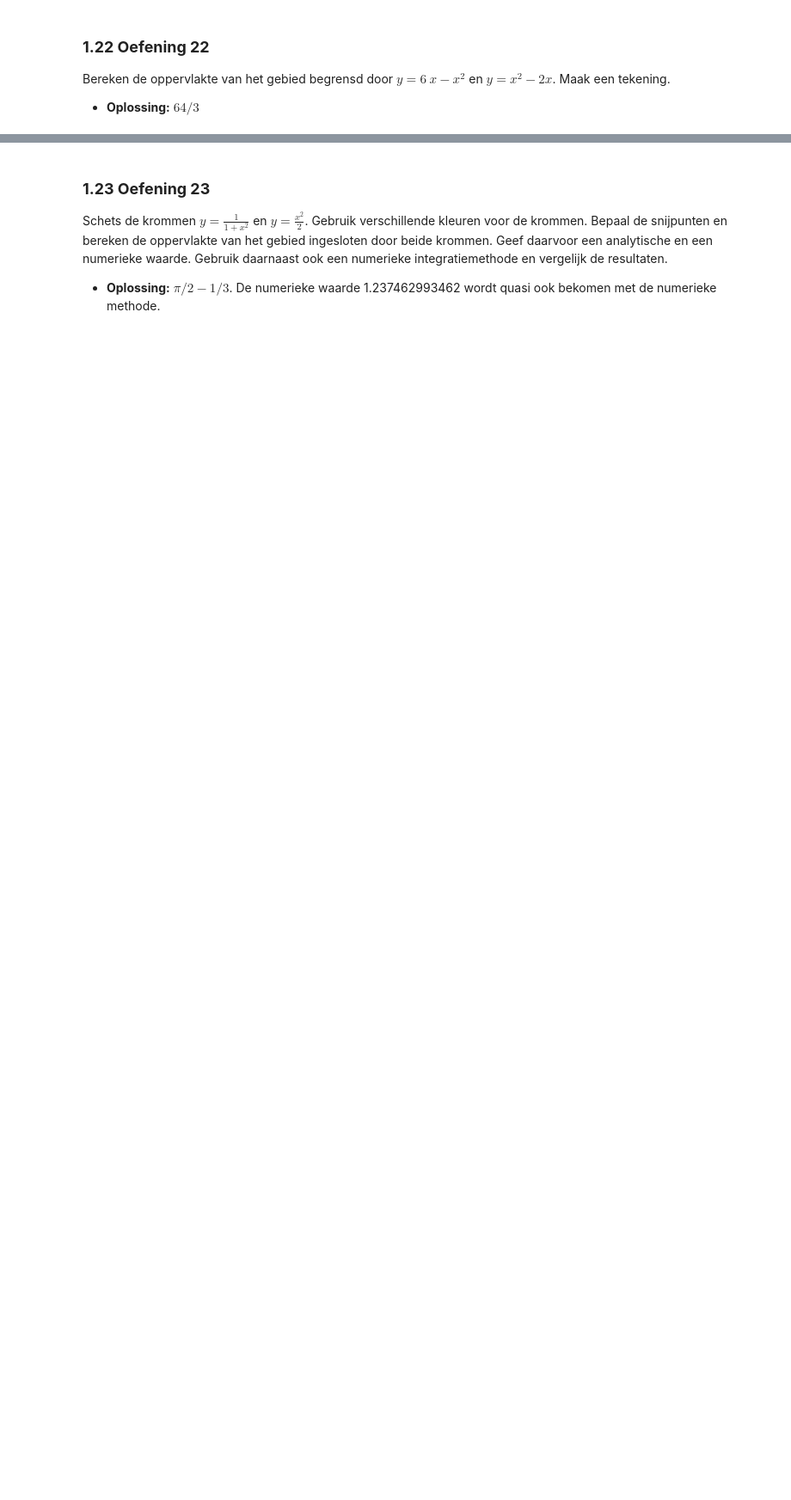
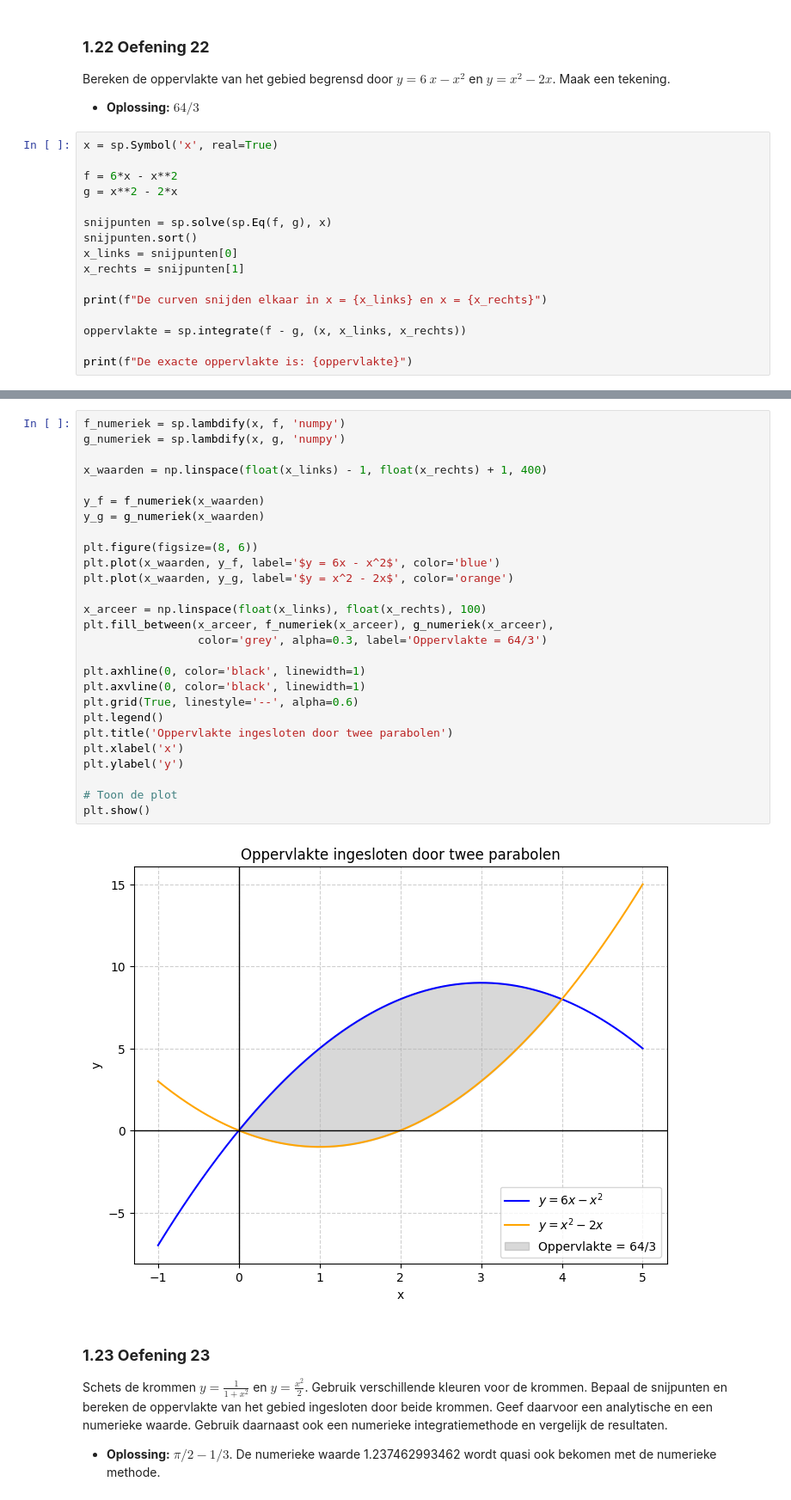
Before and after one commit to taliaXvdb/statistiekPython, a Jupyter notebook: alleOef.ipynb, the cells around one changed output, grey strips where cells are left out. Shown at 86% size. Saved outputs shown, nothing was run; the diff lists cells and outputs as text; blank space fills up the shorter version.

```diff
--- a/alleOef.ipynb
+++ b/alleOef.ipynb
@@ -101,3 +397,19 @@ d) Bepaal de oppervlakte van het vlak gebied ingesloten door de X-as, $x=4$ $x=8
 ### **1.22 Oefening 22**
 Bereken de oppervlakte van het gebied begrensd door $y=6~x-x^{2}$ en $y=x^{2}-2x$. Maak een tekening.
 * **Oplossing:** $64/3$
+# %%
+x = sp.Symbol('x', real=True)
+
+f = 6*x - x**2
+g = x**2 - 2*x
+
+snijpunten = sp.solve(sp.Eq(f, g), x)
+snijpunten.sort()
+x_links = snijpunten[0]
+x_rechts = snijpunten[1]
+
+print(f"De curven snijden elkaar in x = {x_links} en x = {x_rechts}")
+
+oppervlakte = sp.integrate(f - g, (x, x_links, x_rechts))
+
+print(f"De exacte oppervlakte is: {oppervlakte}")
@@ -104,3 +419,32 @@ Bereken de oppervlakte van het gebied begrensd door $y=6~x-x^{2}$ en $y=x^{2}-2x
+# %%
+f_numeriek = sp.lambdify(x, f, 'numpy')
+g_numeriek = sp.lambdify(x, g, 'numpy')
+
+x_waarden = np.linspace(float(x_links) - 1, float(x_rechts) + 1, 400)
+
+y_f = f_numeriek(x_waarden)
+y_g = g_numeriek(x_waarden)
+
+plt.figure(figsize=(8, 6))
+plt.plot(x_waarden, y_f, label='$y = 6x - x^2$', color='blue')
+plt.plot(x_waarden, y_g, label='$y = x^2 - 2x$', color='orange')
+
+x_arceer = np.linspace(float(x_links), float(x_rechts), 100)
+plt.fill_between(x_arceer, f_numeriek(x_arceer), g_numeriek(x_arceer),
+                 color='grey', alpha=0.3, label='Oppervlakte = 64/3')
+
+plt.axhline(0, color='black', linewidth=1)
+plt.axvline(0, color='black', linewidth=1)
+plt.grid(True, linestyle='--', alpha=0.6)
+plt.legend()
+plt.title('Oppervlakte ingesloten door twee parabolen')
+plt.xlabel('x')
+plt.ylabel('y')
+
+# Toon de plot
+plt.show()
+# %% [output]
+[figure, added]
 # %% [markdown]
 ### **1.23 Oefening 23**
 Schets de krommen $y=\frac{1}{1+x^{2}}$ en $y=\frac{x^{2}}{2}$. Gebruik verschillende kleuren voor de krommen.
```
Also changed, not shown: parts of 38 cells of this notebook, 1 other file.
